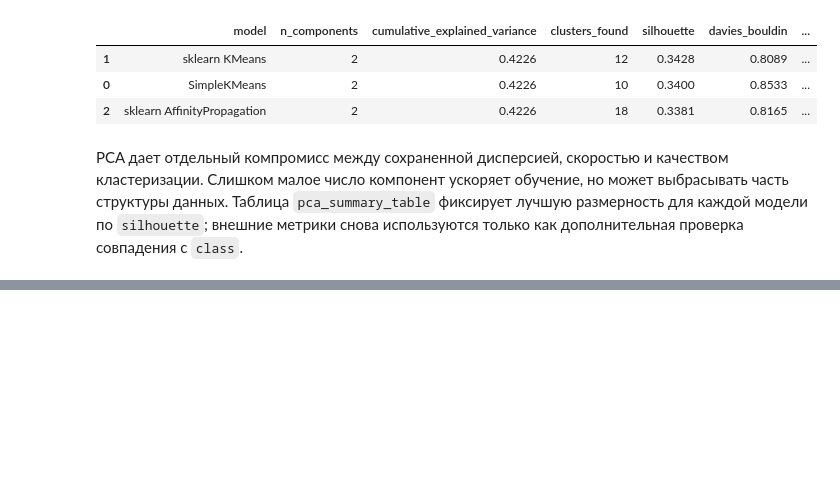
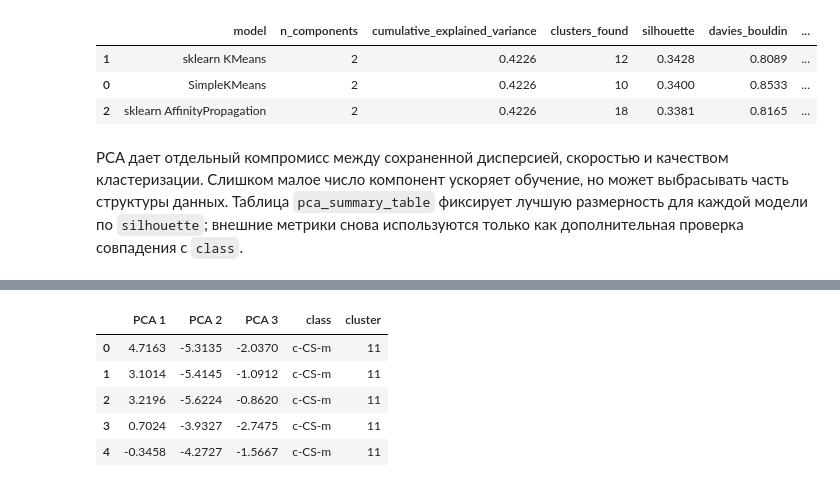
Before and after one commit to homka122/HomkaML, a Jupyter notebook: 1HW/hw1_mice_protein_clustering.ipynb, the cells around one changed output, grey strips where cells are left out. Saved outputs shown, nothing was run; the diff lists cells and outputs as text; code cells hidden in the pictures; blank space fills up the shorter version.

```diff
--- a/1HW/hw1_mice_protein_clustering.ipynb
+++ b/1HW/hw1_mice_protein_clustering.ipynb
@@ -1055,0 +1060,22 @@ PCA дает отдельный компромисс между сохранен
+# %%
+visual_cluster_source = "sklearn KMeans"
+
+visualization_df = pd.DataFrame(
+    {
+        "PCA 1": X_pca_full[:, 0],
+        "PCA 2": X_pca_full[:, 1],
+        "PCA 3": X_pca_full[:, 2],
+        "class": df["class"].to_numpy(),
+        "cluster": best_labels[visual_cluster_source].astype(str).to_numpy(),
+    },
+    index=df.index,
+)
+
+visualization_df.head()
+# %% [output]
+|  | PCA 1 | PCA 2 | PCA 3 | class | cluster |
+| 0 | 4.7163 | -5.3135 | -2.0370 | c-CS-m | 11 |
+| 1 | 3.1014 | -5.4145 | -1.0912 | c-CS-m | 11 |
+| 2 | 3.2196 | -5.6224 | -0.8620 | c-CS-m | 11 |
+| 3 | 0.7024 | -3.9327 | -2.7475 | c-CS-m | 11 |
+| 4 | -0.3458 | -4.2727 | -1.5667 | c-CS-m | 11 |
```
Also changed, not shown: parts of 13 cells of this notebook, 1 other file.
